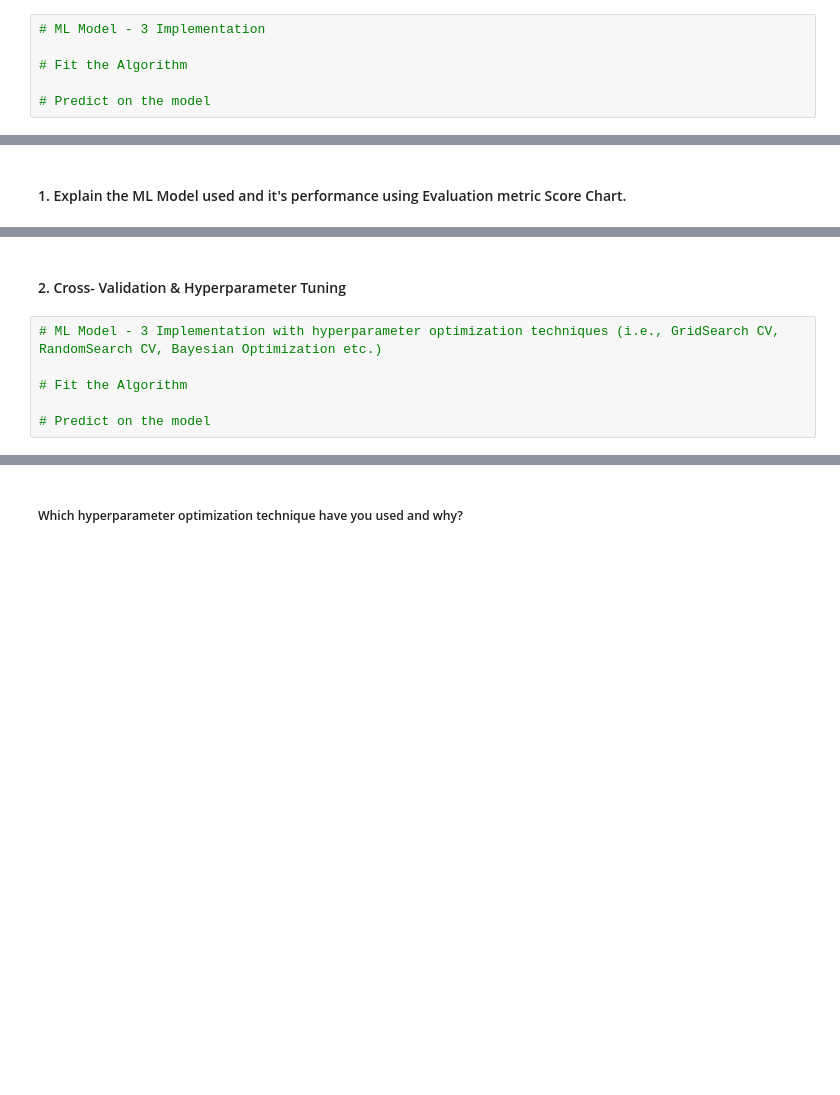
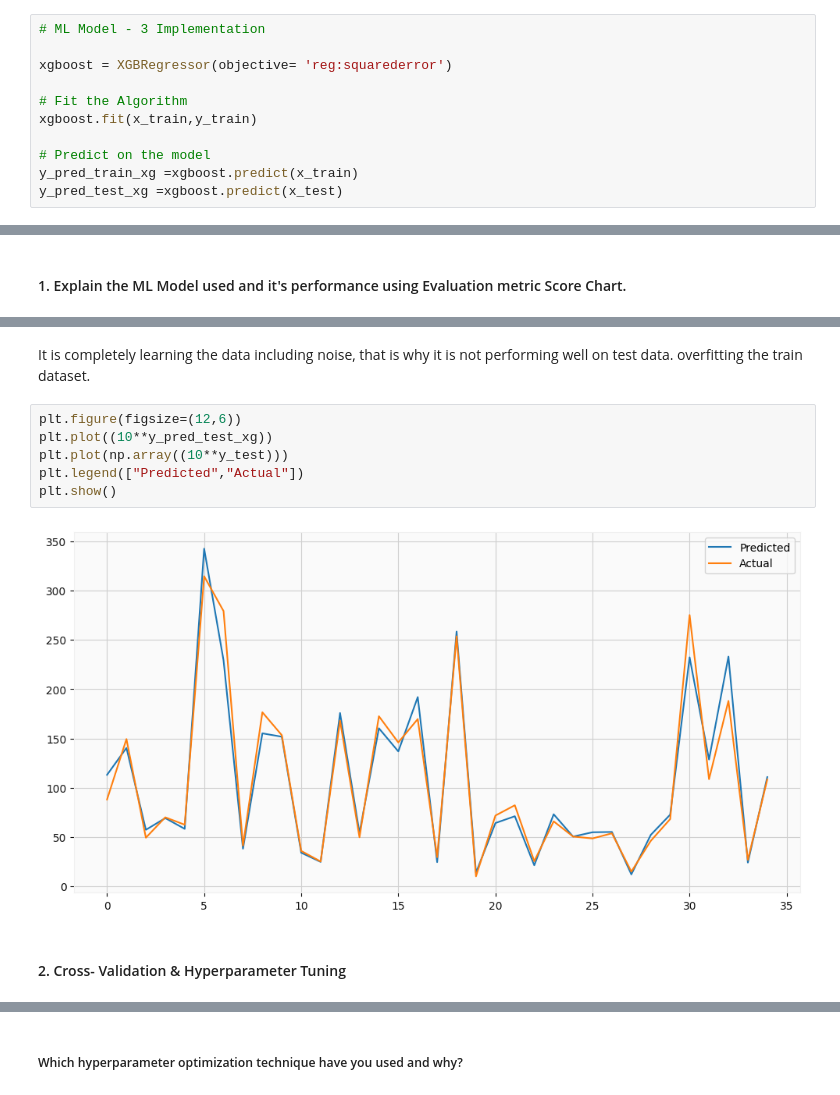
Before and after one commit to piyushbg/Yes-Bank-Stock-Closing-Price-Prediction, a Jupyter notebook: Yes_Bank_Stock_Closing_Price_Prediction.ipynb, the cells around one changed output, grey strips where cells are left out. Cells and saved outputs as stored; diff of their text form; blank space fills up the shorter version.

```diff
--- a/Yes_Bank_Stock_Closing_Price_Prediction.ipynb
+++ b/Yes_Bank_Stock_Closing_Price_Prediction.ipynb
@@ -1812,6 +2042,11 @@ Answer Here.
 # %%
 # ML Model - 3 Implementation
 
+xgboost = XGBRegressor(objective= 'reg:squarederror')
+
 # Fit the Algorithm
+xgboost.fit(x_train,y_train)
 
 # Predict on the model
+y_pred_train_xg =xgboost.predict(x_train)
+y_pred_test_xg =xgboost.predict(x_test)
@@ -1822,8 +2121,12 @@ Answer Here.
+# %% [markdown]
+It is completely learning the data including noise, that is why it is not performing well on test data. overfitting the train dataset.
+# %%
+plt.figure(figsize=(12,6))
+plt.plot((10**y_pred_test_xg))
+plt.plot(np.array((10**y_test)))
+plt.legend(["Predicted","Actual"])
+plt.show()
+# %% [output]
+[figure, added]
 # %% [markdown]
 #### 2. Cross- Validation & Hyperparameter Tuning
-# %%
-# ML Model - 3 Implementation with hyperparameter optimization techniques (i.e., GridSearch CV, RandomSearch CV, Bayesian Optimization etc.)
-
-# Fit the Algorithm
-
-# Predict on the model
```
Also changed, not shown: parts of 43 cells of this notebook.
